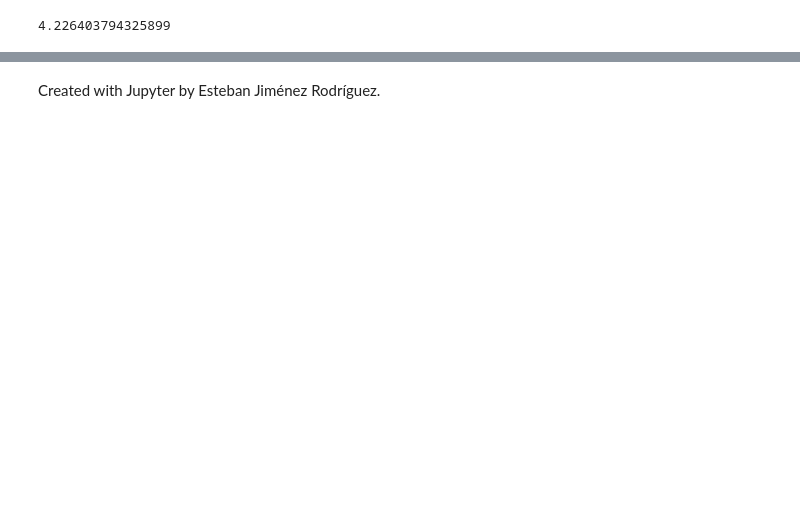
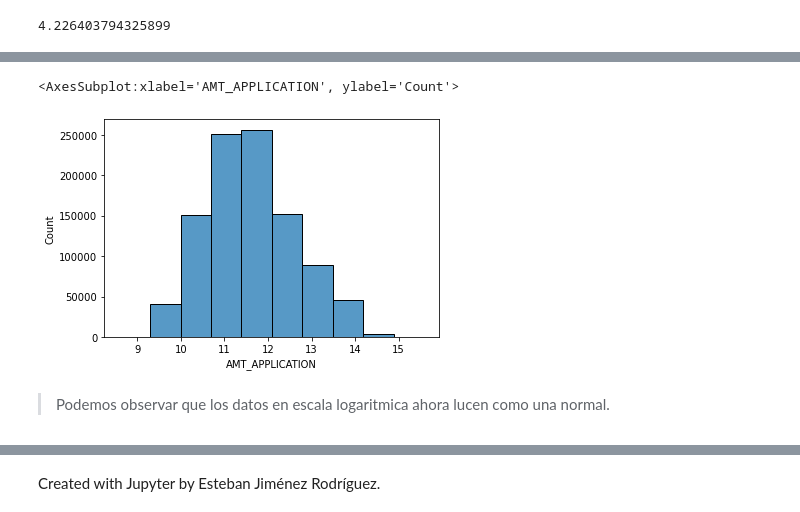
Before and after one commit to JuanPablo2019/Proyecto_modulo1, a Jupyter notebook: ProyectoModulo1_MaganaJ_PinedaB.ipynb, the cells around one changed output, grey strips where cells are left out. Drawn from its saved outputs; the diff is of its cells as text; code cells hidden in the pictures; blank space fills up the shorter version.

```diff
--- a/ProyectoModulo1_MaganaJ_PinedaB.ipynb
+++ b/ProyectoModulo1_MaganaJ_PinedaB.ipynb
@@ -197,0 +238,7 @@ len(data['AMT_CREDIT'])
+# %%
+sns.histplot(data_log, bins=10)
+# %% [output]
+<AxesSubplot:xlabel='AMT_APPLICATION', ylabel='Count'>
+[figure, added]
+# %% [markdown]
+>Podemos observar que los datos en escala logaritmica ahora lucen como una normal.
```
Also changed, not shown: parts of 22 cells of this notebook.
